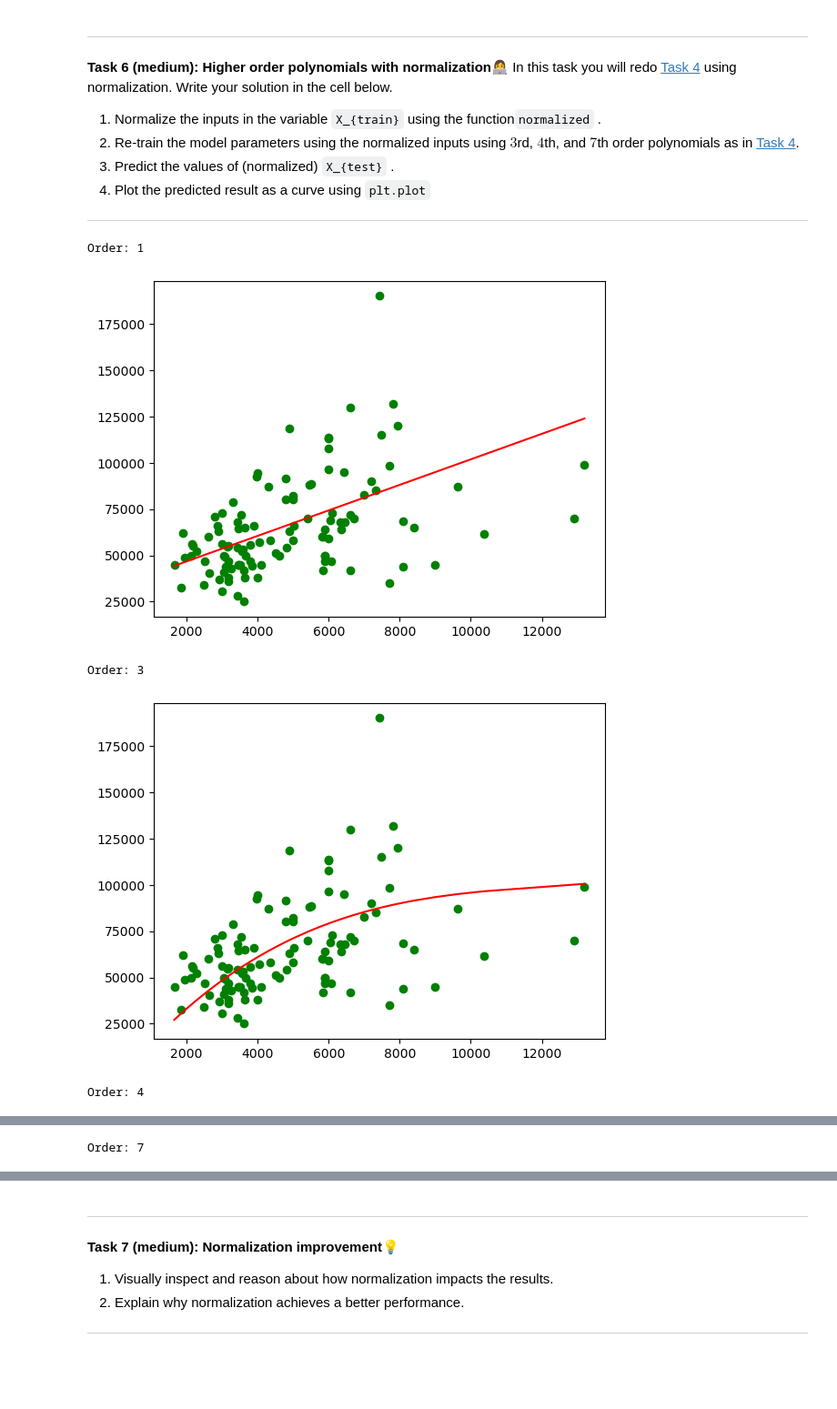
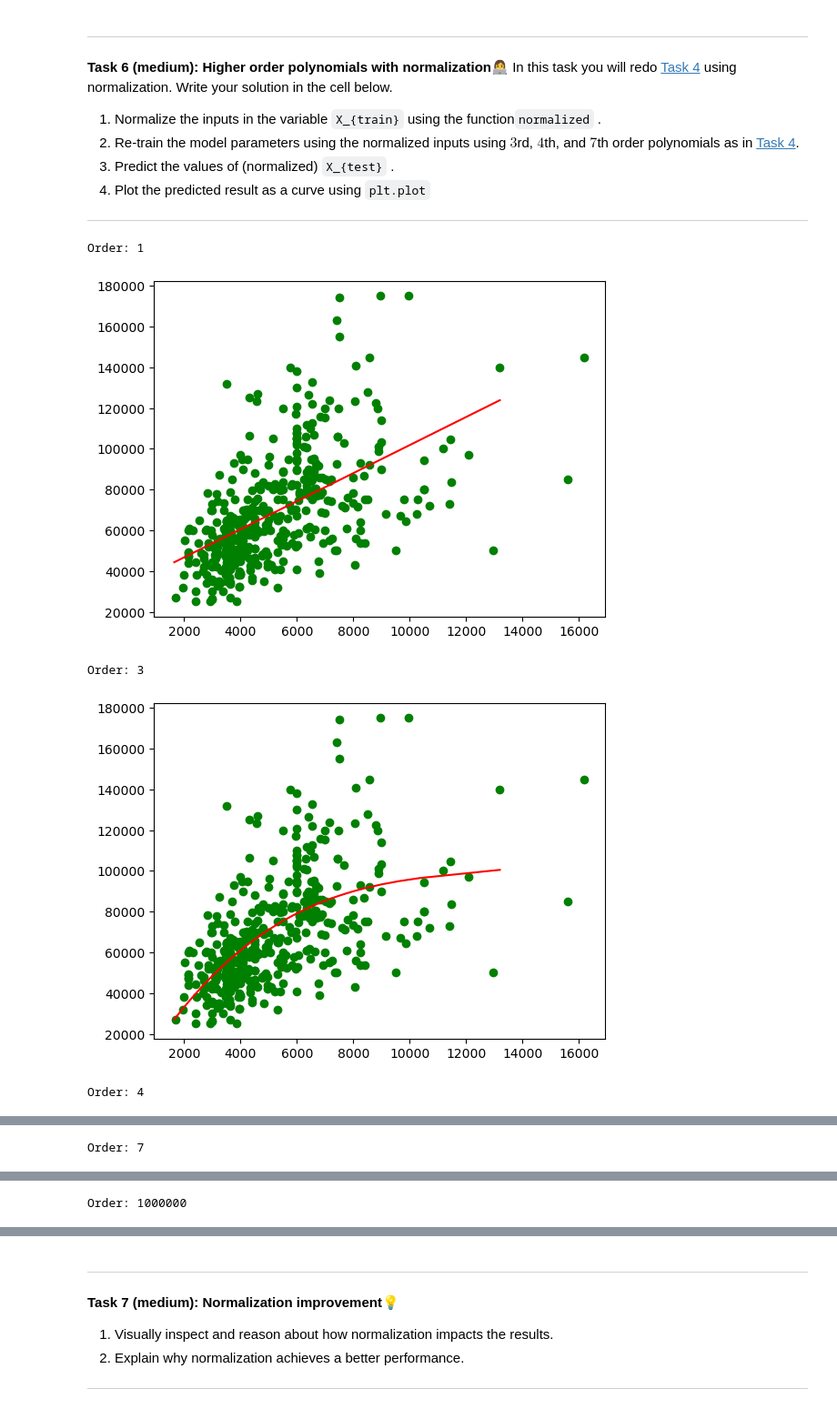
Before and after one commit to Slug-Boi-ITU-Repositories/iml_exercises, a Jupyter notebook: W07/01-polynomial_regression.ipynb, the cells around one changed output, grey strips where cells are left out. Shown at 91% size. Drawn from its saved outputs; the diff is of its cells as text; code cells hidden in the pictures; blank space fills up the shorter version.

```diff
--- a/W07/01-polynomial_regression.ipynb
+++ b/W07/01-polynomial_regression.ipynb
@@ -293,26 +295,26 @@ In this task you will redo [Task 4](#learn) using normalization. Write your solu
 # %%
 # (1) Normalize the inputs
 X_normalized = normalized(X_train)
 
 # (2) Learn parameters and predict y-values
 orders = [1,3,4,7]
 for order in orders:
     print("Order:", order)
     model = train(X_normalized, y_train, order)
     y_predicted = predict(get_design_matrix(normalized(X_test), order), model)
 
     # Sort X_test and corresponding y_predicted for a smooth plot
     sorted_indices = np.argsort(X_test)
     X_test_sorted = X_test[sorted_indices]
     y_predicted_sorted = y_predicted[sorted_indices]
 
     # (3) Plot predicted values
-    plt.scatter(X_test, y_test, c="g")
+    plt.scatter(X_train, y_train, c="g")
     plt.plot(X_test_sorted, y_predicted_sorted, "r")  # Sorted for a clean plot
     plt.show()
 # %% [output]
 Order: 1
-[figure, old version]
+[figure, new version]
 Order: 3
-[figure, old version]
+[figure, new version]
 Order: 4
@@ -321,0 +324 @@ Order: 7
+Order: 1000000
```
Also changed, not shown: parts of 3 cells of this notebook.
